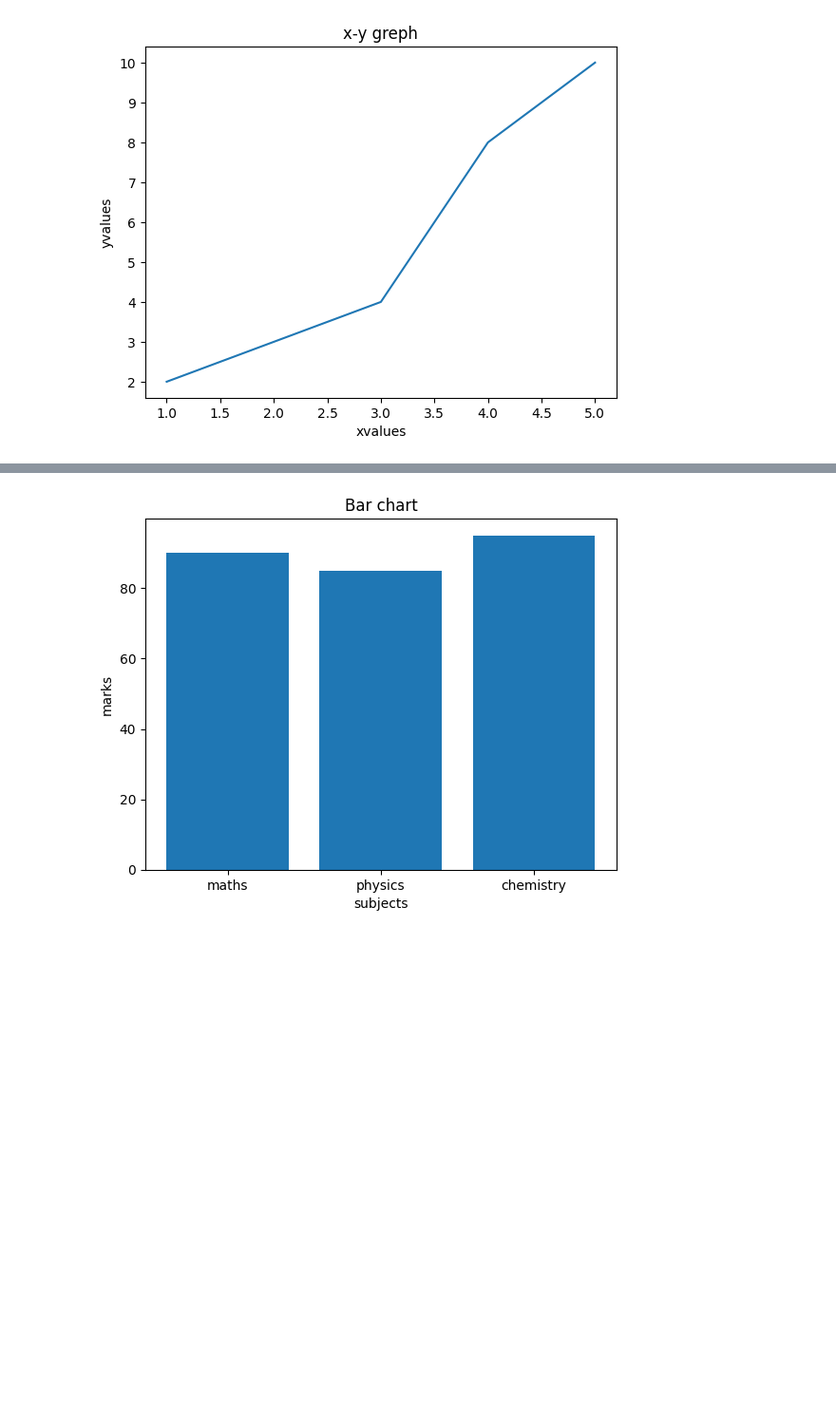
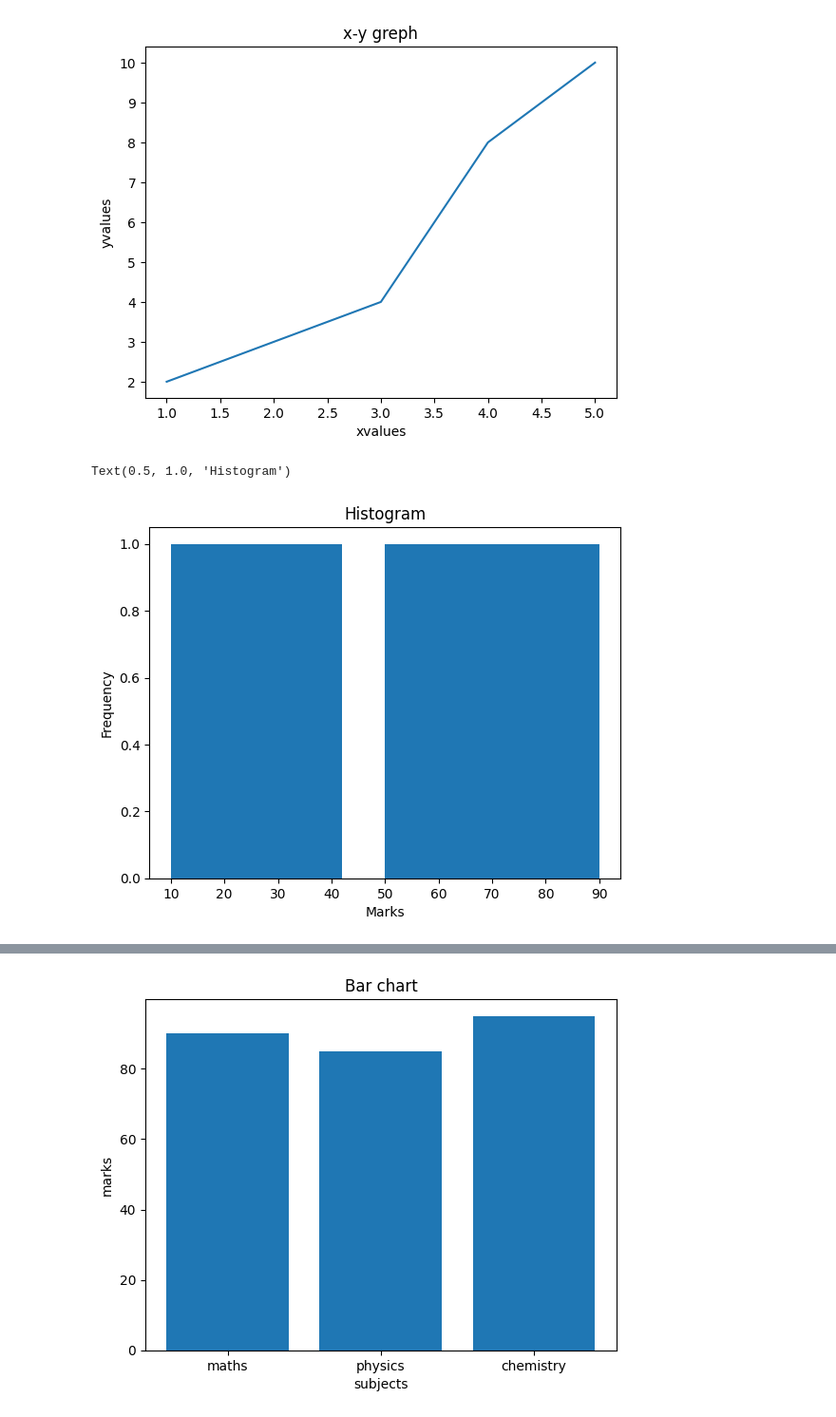
Before and after one commit to safiyaruhi/2025-2026-Even--AI-DS-safiya-ruhi-4073-, a Jupyter notebook: week_2(10-02-26).ipynb, the cells around one changed output, grey strips where cells are left out. Shown at 95% size. Drawn from its saved outputs; the diff is of its cells as text; code cells hidden in the pictures; blank space fills up the shorter version.

```diff
--- a/week_2(10-02-26).ipynb
+++ b/week_2(10-02-26).ipynb
@@ -332,3 +332,14 @@ plt.title('x-y greph')
 plt.show()
 # %% [output]
 [figure]
+# %%
+#HISTOGRAM
+import matplotlib.pyplot as plt
+marks=[90,80,70,60,50,40,30,20,10]
+plt.hist(marks)
+plt.xlabel("Marks")
+plt.ylabel("Frequency")
+plt.title("Histogram")
+# %% [output]
+Text(0.5, 1.0, 'Histogram')
+[figure, added]
```
Also changed, not shown: parts of 2 cells of this notebook.
